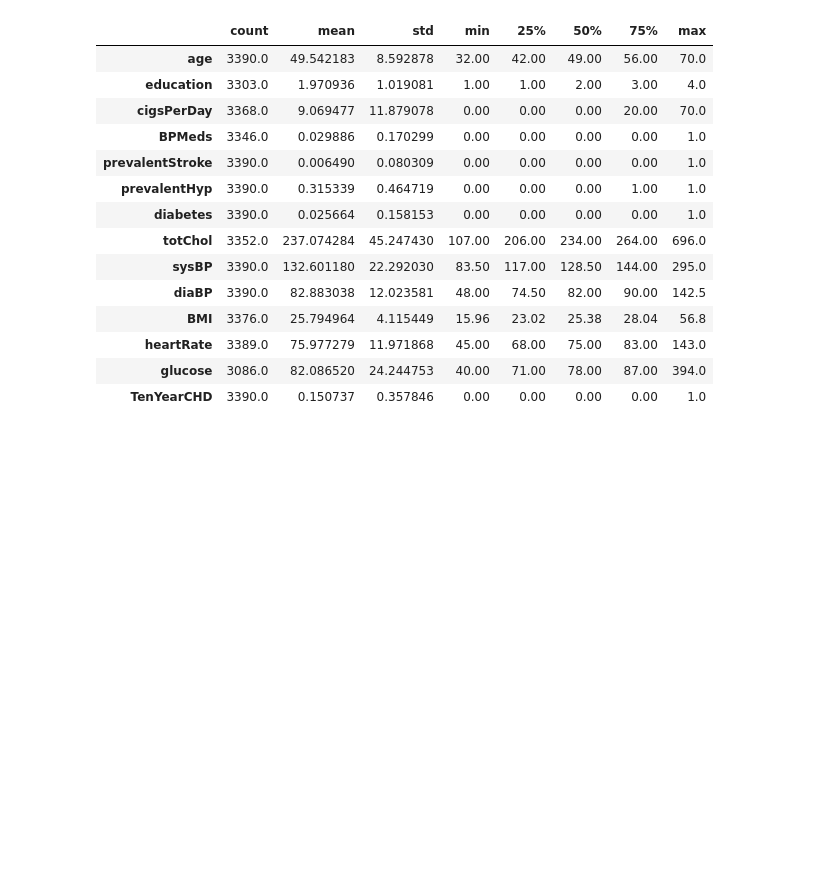
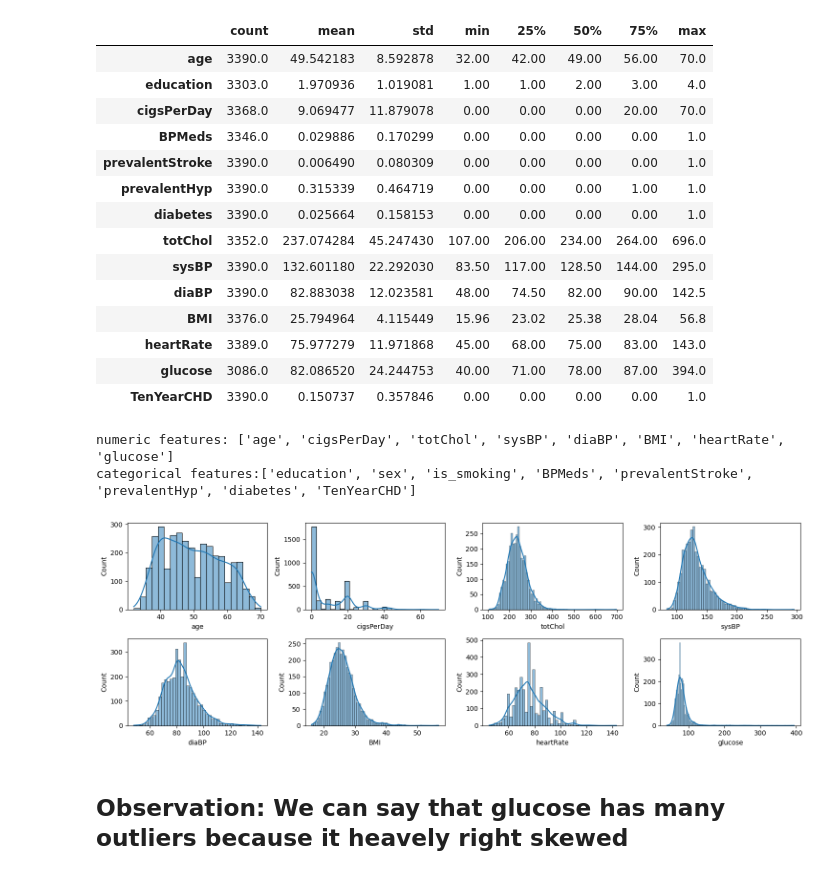
Before and after one commit to stoicsapien1/HeartSafe-Evaluating-CHD-Risk, a Jupyter notebook: HeartSafe Notebook.ipynb, the cells around one changed output. Drawn from its saved outputs; the diff is of its cells as text; code cells hidden in the pictures; blank space fills up the shorter version.

```diff
--- a/HeartSafe Notebook.ipynb
+++ b/HeartSafe Notebook.ipynb
@@ -183,0 +181,29 @@ sns.pairplot(df)
+# %%
+#Numeric and Categorical Features
+numeric_features=[]
+categorical_features=[]
+
+for col in df.columns:
+    if df[col].nunique() > 10:
+        numeric_features.append(col)
+    else:
+        categorical_features.append(col)
+
+print(f"numeric features: {numeric_features}")
+
+print(f"categorical features:{categorical_features}")
+# %% [output]
+numeric features: ['age', 'cigsPerDay', 'totChol', 'sysBP', 'diaBP', 'BMI', 'heartRate', 'glucose']
+categorical features:['education', 'sex', 'is_smoking', 'BPMeds', 'prevalentStroke', 'prevalentHyp', 'diabetes', 'TenYearCHD']
+# %%
+#Univariate Analysis
+plt.figure(figsize=(15,5))
+for i,col in enumerate(numeric_features):
+    plt.subplot(2,4,i+1)
+    sns.histplot(df[col],kde=True)
+    plt.xlabel(col)
+    plt.tight_layout()
+# %% [output]
+[figure, added]
+# %% [markdown]
+## Observation: We can say that glucose has many outliers because it heavely right skewed
```
Also changed, not shown: parts of 21 cells of this notebook, 3 other files.
